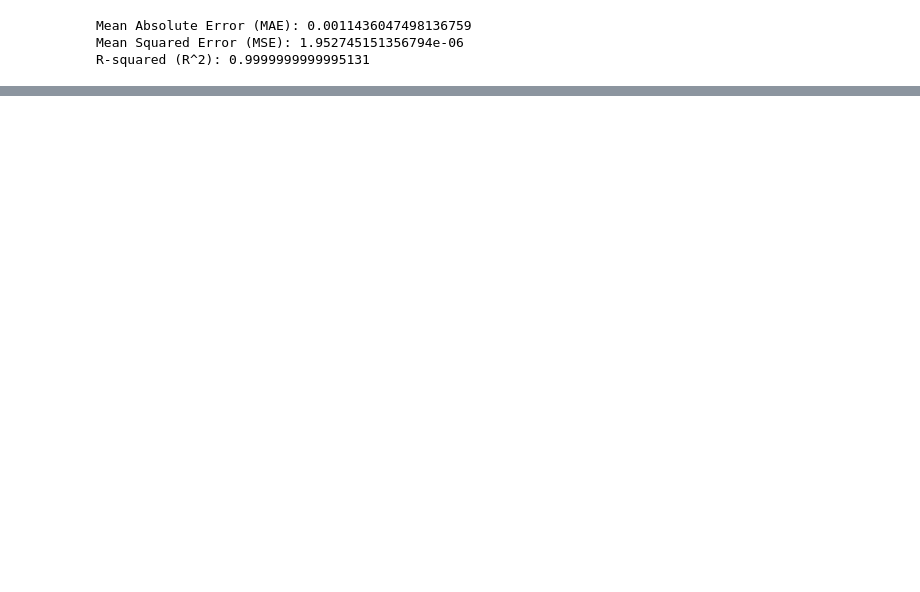
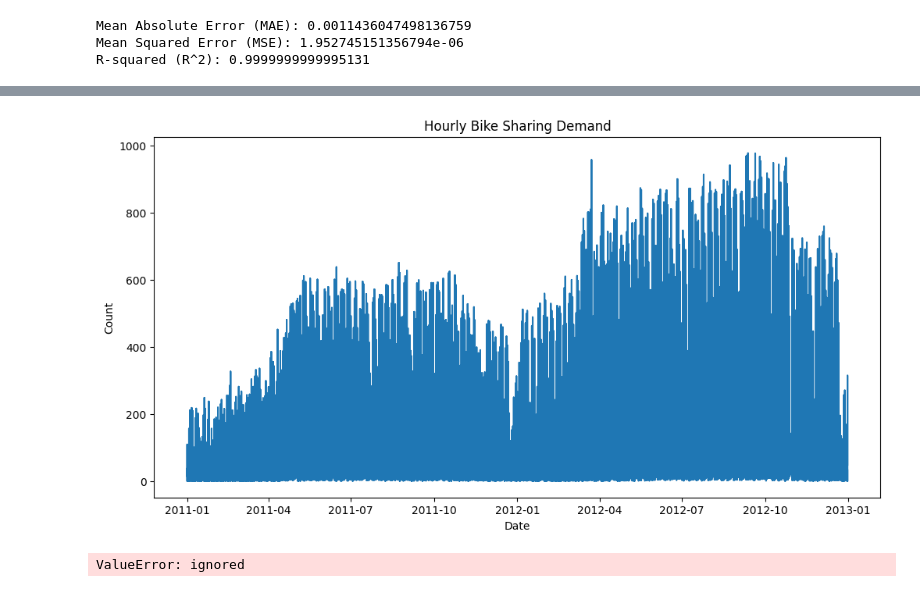
Before and after one commit to rich-hyun/Battle-of-the-Strongest-Statisticians, a Jupyter notebook: final_static.ipynb, the cells around one changed output, grey strips where cells are left out. Drawn from its saved outputs; the diff is of its cells as text; code cells hidden in the pictures; blank space fills up the shorter version.

```diff
--- a/final_static.ipynb
+++ b/final_static.ipynb
@@ -2970,0 +4856,59 @@ R-squared (R^2): 0.9999999999995131
+# %%
+import pandas as pd
+import numpy as np
+import matplotlib.pyplot as plt
+from statsmodels.tsa.arima.model import ARIMA
+from sklearn.metrics import mean_squared_error
+from math import sqrt
+
+# 데이터 불러오기
+data_wdc_hour = 'https://raw.githubusercontent.com/rich-hyun/Battle-of-the-Strongest-Statisticians/main/2011~2012_WDC_original_hour.csv'
+data = pd.read_csv(data_wdc_hour)
+
+# 'dteday' 열을 날짜 형식으로 변환
+data['dteday'] = pd.to_datetime(data['dteday'])
+
+# 'dteday' 열을 인덱스로 설정
+data.set_index('dteday', inplace=True)
+
+# 'cnt' 열만 사용하여 시계열 데이터 생성
+ts_data = data['cnt']
+
+# 시계열 데이터 시각화
+plt.figure(figsize=(12, 6))
+plt.plot(ts_data)
+plt.title('Hourly Bike Sharing Demand')
+plt.xlabel('Date')
+plt.ylabel('Count')
+plt.show()
+
+# ARIMA 모델 학습
+# ARIMA(p, d, q) 모델 설정: 여기서는 p, d, q를 적절한 값으로 설정해야 합니다.
+p = 1  # AR(p)의 차수
+d = 1  # 차분(Differencing)의 차수
+q = 1  # MA(q)의 차수
+model = ARIMA(ts_data, order=(p, d, q))
+model_fit = model.fit()
+
+# 모델 예측
+n_forecast = 24  # 예측할 시간 단계 수 (예: 다음 24시간 예측)
+forecast, stderr, conf_int = model_fit.forecast(steps=n_forecast)
+
+# 예측 결과 시각화
+plt.figure(figsize=(12, 6))
+plt.plot(ts_data, label='Observed', color='blue')
+plt.plot(range(len(ts_data), len(ts_data) + n_forecast), forecast, label='Forecast', color='red')
+plt.fill_between(range(len(ts_data), len(ts_data) + n_forecast), conf_int[:, 0], conf_int[:, 1], color='pink', alpha=0.5)
+plt.title('Hourly Bike Sharing Demand Forecast')
+plt.xlabel('Date')
+plt.ylabel('Count')
+plt.legend()
+plt.show()
+
+# 예측 성능 평가 (예: RMSE)
+actual_values = ts_data[-n_forecast:].values
+rmse = sqrt(mean_squared_error(actual_values, forecast))
+print(f"Root Mean Squared Error (RMSE): {rmse}")
+# %% [output]
+[figure, added]
+ValueError: ignored
```
Also changed, not shown: parts of 64 cells of this notebook.
